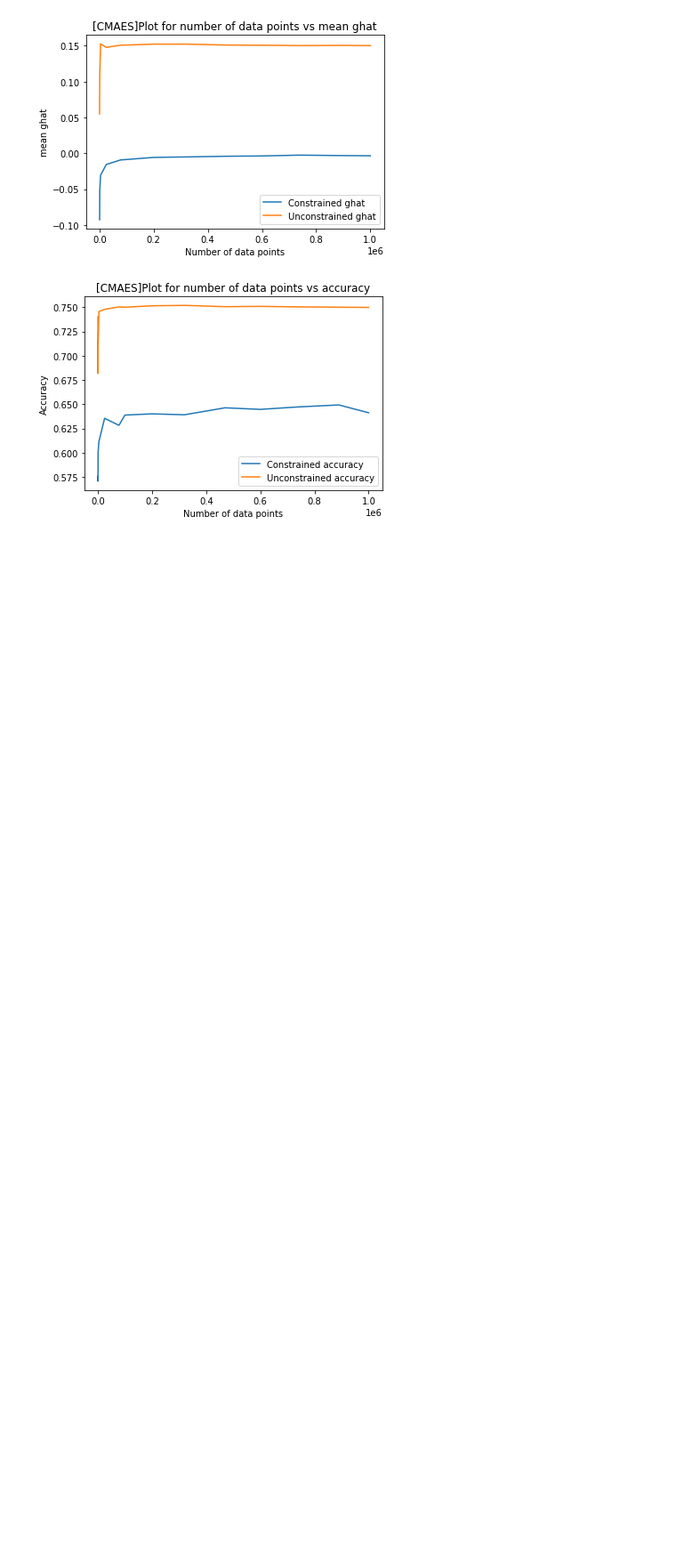
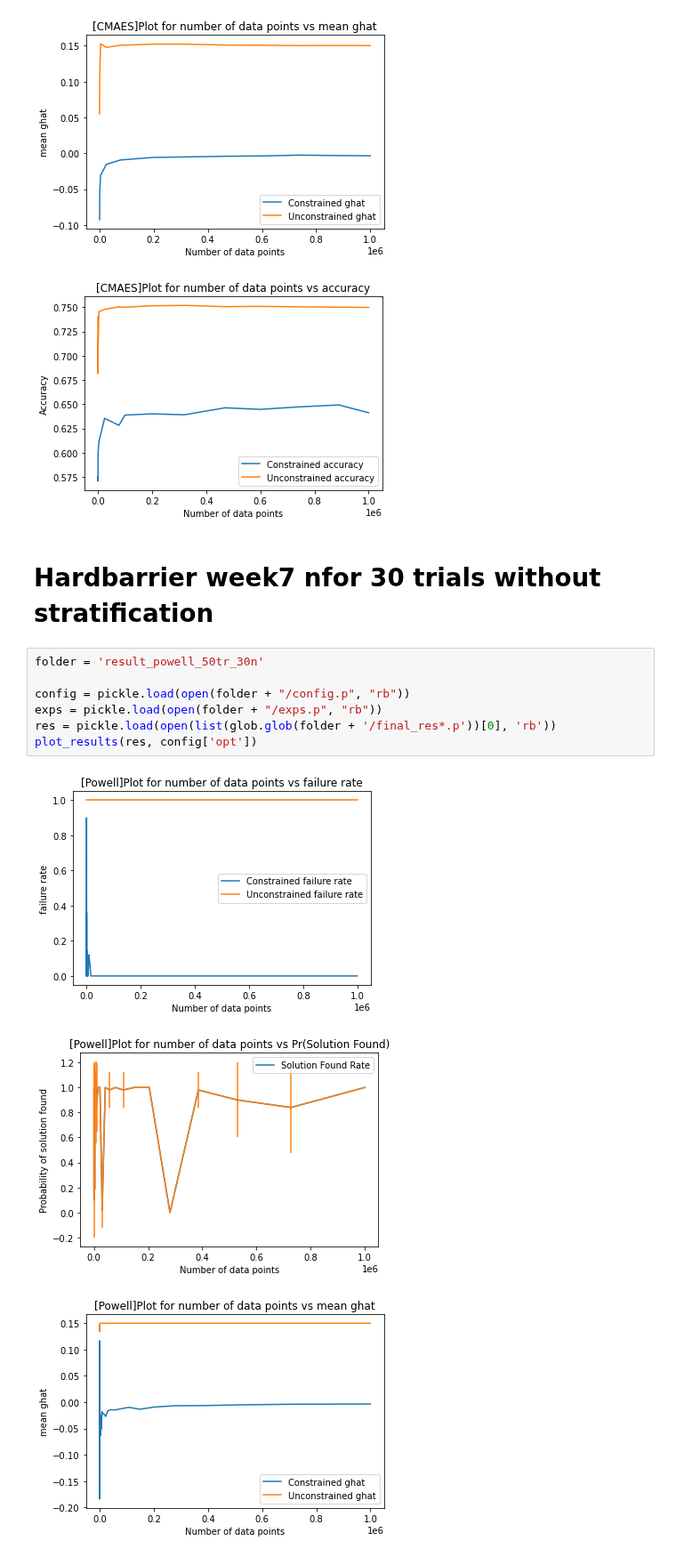
Before and after one commit to hannanabdul55/seldonian-fairness, a Jupyter notebook: Plot_results-parallel_run-results_9-hardbarrier_powell.ipynb, the cells around one changed output. Shown at 89% size. Cells and saved outputs as stored; diff of their text form; blank space fills up the shorter version.

Commit message:
Add 100 trials

```diff
--- a/Plot_results-parallel_run-results_9-hardbarrier_powell.ipynb
+++ b/Plot_results-parallel_run-results_9-hardbarrier_powell.ipynb
@@ -131,3 +132,16 @@ plot_results(res, config['opt'])
 [figure]
 [figure]
 [figure]
+# %% [markdown]
+# Hardbarrier week7 nfor 30 trials without stratification
+# %%
+folder = 'result_powell_50tr_30n'
+
+config = pickle.load(open(folder + "/config.p", "rb"))
+exps = pickle.load(open(folder + "/exps.p", "rb"))
+res = pickle.load(open(list(glob.glob(folder + '/final_res*.p'))[0], 'rb'))
+plot_results(res, config['opt'])
+# %% [output]
+[figure, added]
+[figure, added]
+[figure, added]
```
Also changed, not shown: parts of 4 cells of this notebook, 2 other files.
